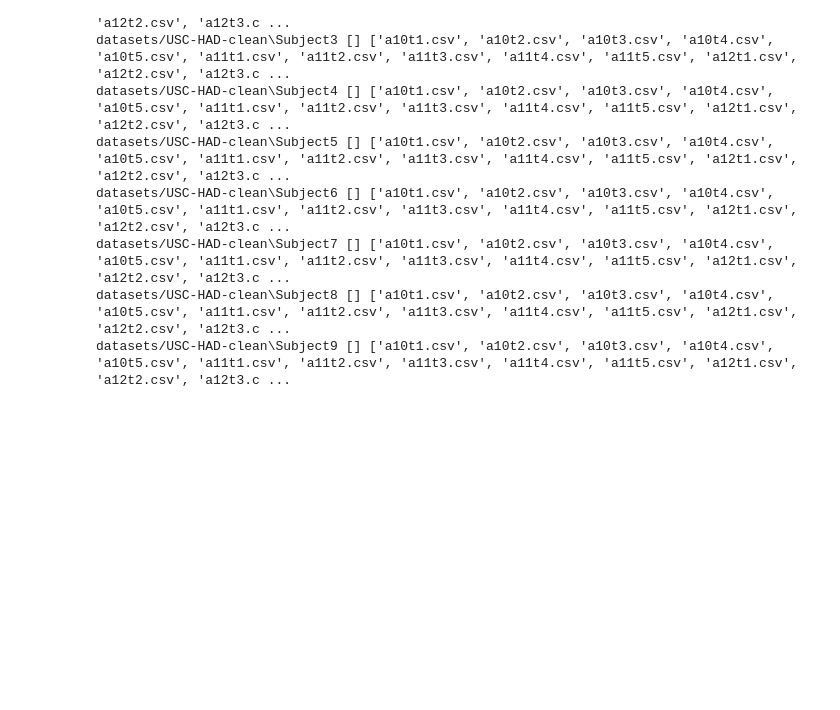
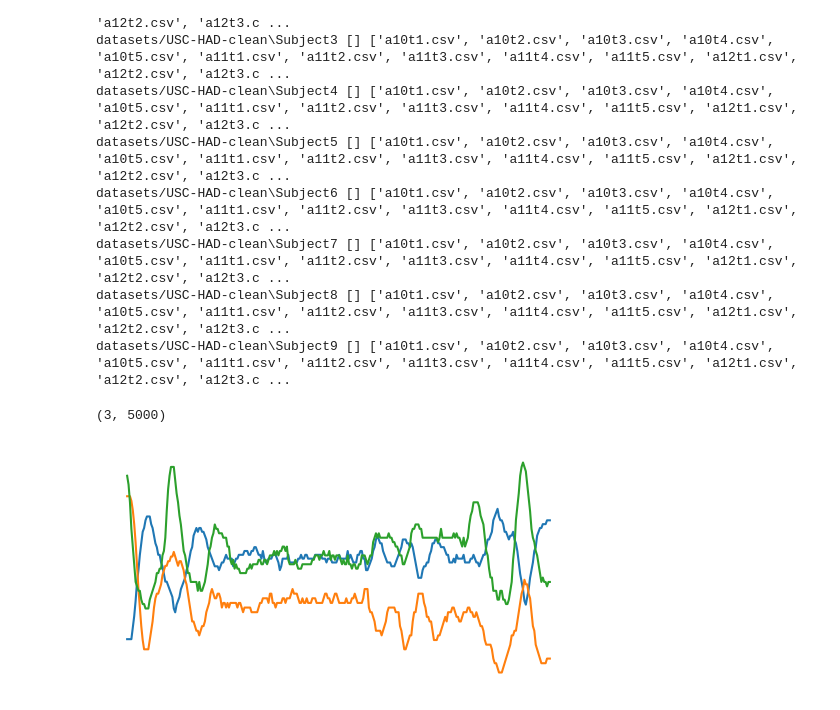
Before and after one commit to BaBaLaDy/exp_chinaVR, a Jupyter notebook: preprocess.ipynb, the cells around one changed output. Saved outputs shown, nothing was run; the diff lists cells and outputs as text; code cells hidden in the pictures; blank space fills up the shorter version.

```diff
--- a/preprocess.ipynb
+++ b/preprocess.ipynb
@@ -94,3 +94,42 @@ datasets/USC-HAD-clean\Subject6 [] ['a10t1.csv', 'a10t2.csv', 'a10t3.csv', 'a10t
 datasets/USC-HAD-clean\Subject7 [] ['a10t1.csv', 'a10t2.csv', 'a10t3.csv', 'a10t4.csv', 'a10t5.csv', 'a11t1.csv', 'a11t2.csv', 'a11t3.csv', 'a11t4.csv', 'a11t5.csv', 'a12t1.csv', 'a12t2.csv', 'a12t3.c ...
 datasets/USC-HAD-clean\Subject8 [] ['a10t1.csv', 'a10t2.csv', 'a10t3.csv', 'a10t4.csv', 'a10t5.csv', 'a11t1.csv', 'a11t2.csv', 'a11t3.csv', 'a11t4.csv', 'a11t5.csv', 'a12t1.csv', 'a12t2.csv', 'a12t3.c ...
 datasets/USC-HAD-clean\Subject9 [] ['a10t1.csv', 'a10t2.csv', 'a10t3.csv', 'a10t4.csv', 'a10t5.csv', 'a11t1.csv', 'a11t2.csv', 'a11t3.csv', 'a11t4.csv', 'a11t5.csv', 'a12t1.csv', 'a12t2.csv', 'a12t3.c ...
+# %%
+import numpy as np
+import matplotlib.pyplot as plt
+import pandas as pd
+
+
+def axis_normalization(datalist, stage=1):
+    normalized_data = []
+    #datalist = np.array(datalist)
+    for data in datalist:
+        maximum = max(data)
+        minimum = min(data)
+        # print("maximum is:",maximum,"minimum is:",minimum)
+        normalized_data.append([(item - minimum) / (maximum - minimum) * stage for item in data])
+    return np.array(normalized_data)
+
+plt.figure(figsize=(6, 3))
+
+real_data_path = 'datasets/Merge_fold_0720/ByNum_spline3/0/a8t/SIT_891.csv'
+real_data_path = 'datasets/USC-HAD-clean/Subject11/a8t/a8t2.csv'
+df = pd.read_csv(real_data_path, index_col=0, header=0, usecols= [0,1,2,3])
+df = np.array(df).T
+# for k in range(df.shape[0]):
+#     df[k, :] = np_move_avg(df[k, :], 50, mode='same')
+# fuse_df = three_fuse(df)
+# r_nor_df = axis_normalization(fuse_df)
+r_nor_df = axis_normalization(df)
+print(r_nor_df.shape)
+plt.plot(r_nor_df[0][1500:1800])
+plt.plot(r_nor_df[1][1500:1800])
+plt.plot(r_nor_df[2][1500:1800])
+plt.axis('off')
+plt.savefig("./img/real_s3t2.png", dpi=300, transparent=True)
+# plt.plot(r_nor_df[1])
+# plt.plot(nor_df[0][:200])
+# plt.plot(nor_df_08[0][:200])
+# %% [output]
+(3, 5000)
+[figure, added]
```
Also changed, not shown: parts of 1 cell of this notebook, 16 other files.
